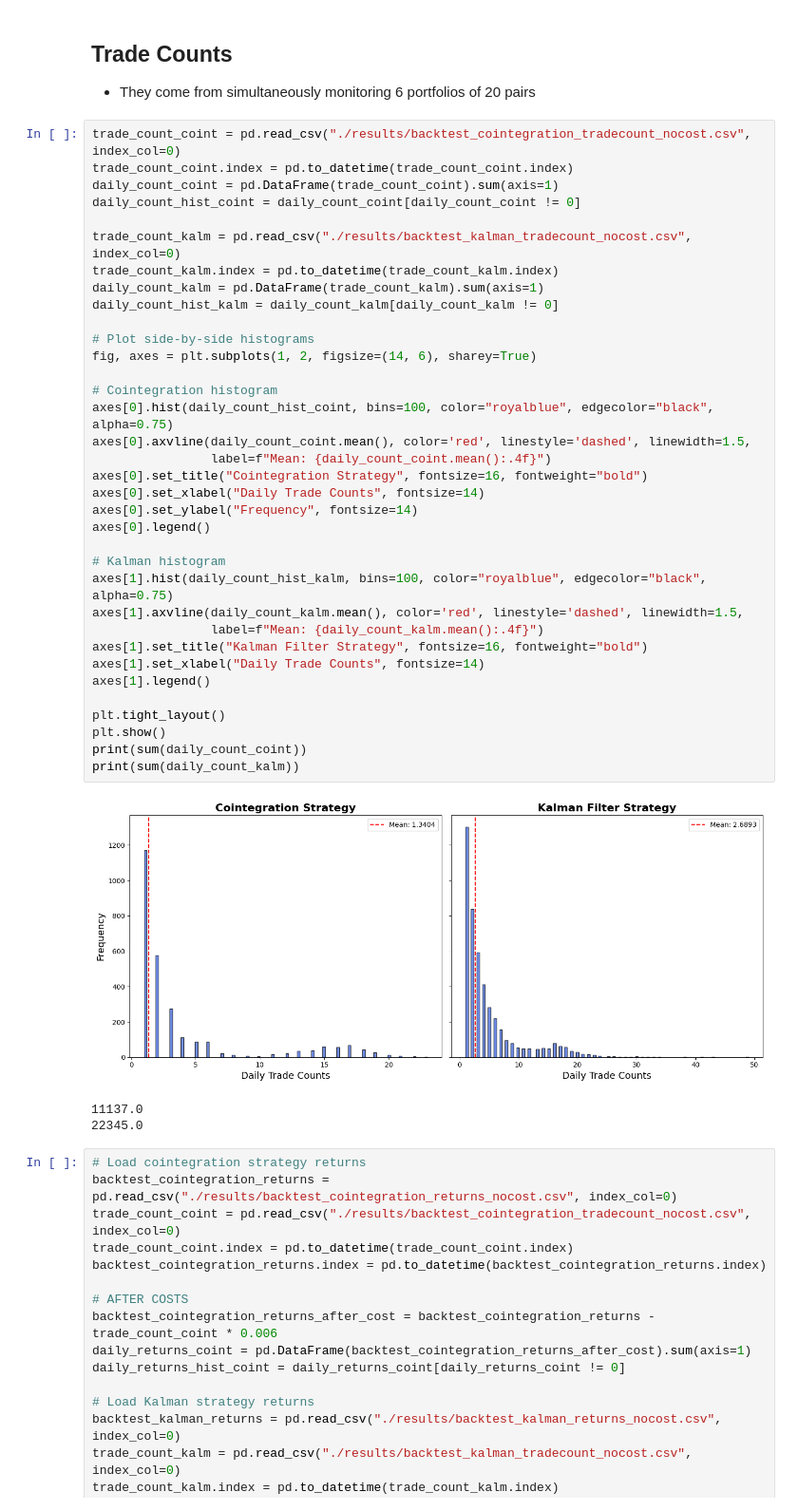
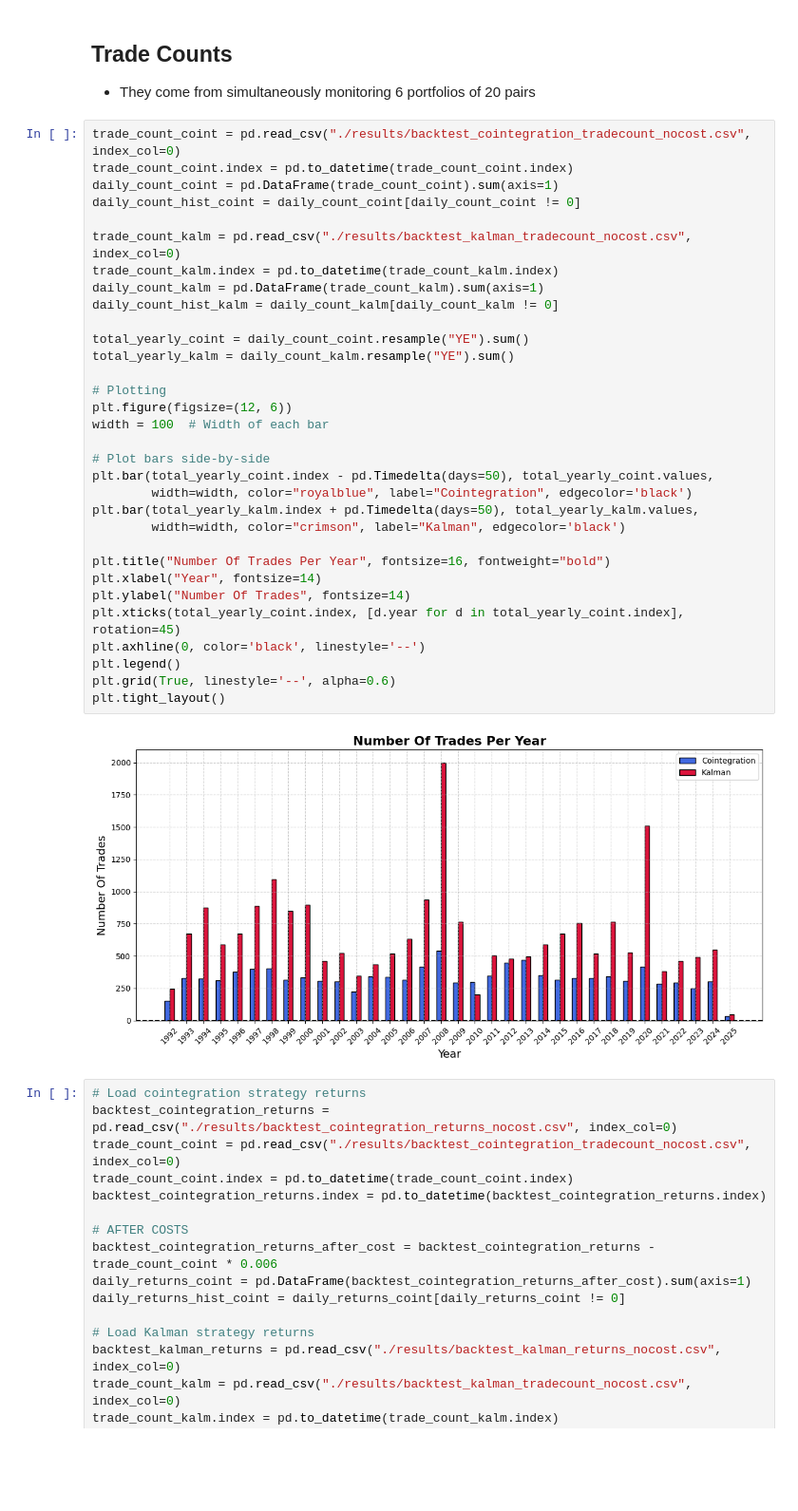
Before and after one commit to J4KU81409/master_thesis, a Jupyter notebook: comparison_framework.ipynb, the cells around one changed output. Shown: that part at 95% size. Saved outputs shown, nothing was run; the diff lists cells and outputs as text; blank space fills up the shorter version.

```diff
--- a/comparison_framework.ipynb
+++ b/comparison_framework.ipynb
@@ -261,45 +261,40 @@ plt.show()
 # %% [markdown]
 ## Trade Counts
 - They come from simultaneously monitoring 6 portfolios of 20 pairs
-# %%
-trade_count_coint = pd.read_csv("./results/backtest_cointegration_tradecount_nocost.csv", index_col=0)
-trade_count_coint.index = pd.to_datetime(trade_count_coint.index)
-daily_count_coint = pd.DataFrame(trade_count_coint).sum(axis=1)
-daily_count_hist_coint = daily_count_coint[daily_count_coint != 0]
-
-trade_count_kalm = pd.read_csv("./results/backtest_kalman_tradecount_nocost.csv", index_col=0)
-trade_count_kalm.index = pd.to_datetime(trade_count_kalm.index)
-daily_count_kalm = pd.DataFrame(trade_count_kalm).sum(axis=1)
-daily_count_hist_kalm = daily_count_kalm[daily_count_kalm != 0]
-
-# Plot side-by-side histograms
-fig, axes = plt.subplots(1, 2, figsize=(14, 6), sharey=True)
-
-# Cointegration histogram
-axes[0].hist(daily_count_hist_coint, bins=100, color="royalblue", edgecolor="black", alpha=0.75)
-axes[0].axvline(daily_count_coint.mean(), color='red', linestyle='dashed', linewidth=1.5,
-                label=f"Mean: {daily_count_coint.mean():.4f}")
-axes[0].set_title("Cointegration Strategy", fontsize=16, fontweight="bold")
-axes[0].set_xlabel("Daily Trade Counts", fontsize=14)
-axes[0].set_ylabel("Frequency", fontsize=14)
-axes[0].legend()
-
-# Kalman histogram
-axes[1].hist(daily_count_hist_kalm, bins=100, color="royalblue", edgecolor="black", alpha=0.75)
-axes[1].axvline(daily_count_kalm.mean(), color='red', linestyle='dashed', linewidth=1.5,
-                label=f"Mean: {daily_count_kalm.mean():.4f}")
-axes[1].set_title("Kalman Filter Strategy", fontsize=16, fontweight="bold")
-axes[1].set_xlabel("Daily Trade Counts", fontsize=14)
-axes[1].legend()
-
-plt.tight_layout()
-plt.show()
-print(sum(daily_count_coint))
-print(sum(daily_count_kalm))
-# %% [output]
-[figure, removed]
-11137.0
-22345.0
+# %%
+trade_count_coint = pd.read_csv("./results/backtest_cointegration_tradecount_nocost.csv", index_col=0)
+trade_count_coint.index = pd.to_datetime(trade_count_coint.index)
+daily_count_coint = pd.DataFrame(trade_count_coint).sum(axis=1)
+daily_count_hist_coint = daily_count_coint[daily_count_coint != 0]
+
+trade_count_kalm = pd.read_csv("./results/backtest_kalman_tradecount_nocost.csv", index_col=0)
+trade_count_kalm.index = pd.to_datetime(trade_count_kalm.index)
+daily_count_kalm = pd.DataFrame(trade_count_kalm).sum(axis=1)
+daily_count_hist_kalm = daily_count_kalm[daily_count_kalm != 0]
+
+total_yearly_coint = daily_count_coint.resample("YE").sum()
+total_yearly_kalm = daily_count_kalm.resample("YE").sum()
+
+# Plotting
+plt.figure(figsize=(12, 6))
+width = 100  # Width of each bar
+
+# Plot bars side-by-side
+plt.bar(total_yearly_coint.index - pd.Timedelta(days=50), total_yearly_coint.values,
+        width=width, color="royalblue", label="Cointegration", edgecolor='black')
+plt.bar(total_yearly_kalm.index + pd.Timedelta(days=50), total_yearly_kalm.values,
+        width=width, color="crimson", label="Kalman", edgecolor='black')
+
+plt.title("Number Of Trades Per Year", fontsize=16, fontweight="bold")
+plt.xlabel("Year", fontsize=14)
+plt.ylabel("Number Of Trades", fontsize=14)
+plt.xticks(total_yearly_coint.index, [d.year for d in total_yearly_coint.index], rotation=45)
+plt.axhline(0, color='black', linestyle='--')
+plt.legend()
+plt.grid(True, linestyle='--', alpha=0.6)
+plt.tight_layout()
+# %% [output]
+[figure, added]
 # %%
 # Load cointegration strategy returns
 backtest_cointegration_returns = pd.read_csv("./results/backtest_cointegration_returns_nocost.csv", index_col=0)
```
